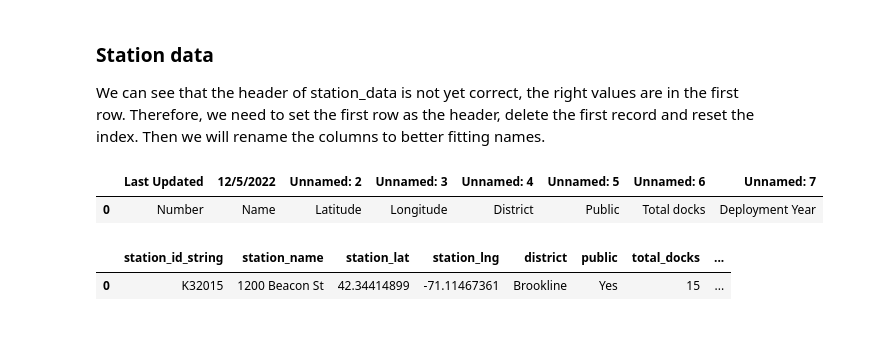
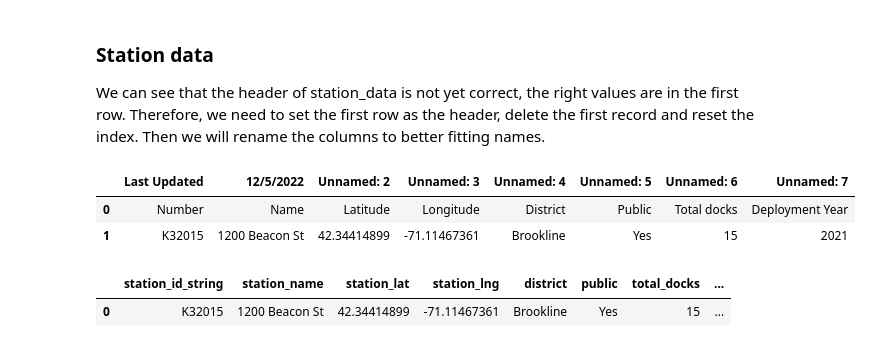
Before and after one commit to JuliusScheuerer/AA_Team_12_Assignment, a Jupyter notebook: AA_Team_12_Code.ipynb, the cells around one changed output. Saved outputs shown, nothing was run; the diff lists cells and outputs as text; code cells hidden in the pictures.

```diff
--- a/AA_Team_12_Code.ipynb
+++ b/AA_Team_12_Code.ipynb
@@ -207,10 +207,11 @@ trip_data_website.head(1)
 ### Station data
 We can see that the header of station_data is not yet correct, the right values are in the first row. Therefore,  we need to set the first row as the header, delete the first record and reset the index. Then we will rename the columns to better fitting names.
 # %%
-station_data.head(1)
+station_data.head(2)
 # %% [output]
 |  | Last Updated | 12/5/2022 | Unnamed: 2 | Unnamed: 3 | Unnamed: 4 | Unnamed: 5 | Unnamed: 6 | Unnamed: 7 |
 | 0 | Number | Name | Latitude | Longitude | District | Public | Total docks | Deployment Year |
+| 1 | K32015 | 1200 Beacon St | 42.34414899 | -71.11467361 | Brookline | Yes | 15 | 2021 |
 # %%
 # Set header to first row values
 station_data.columns = station_data.iloc[0]
```
Also changed, not shown: parts of 21 cells of this notebook.
